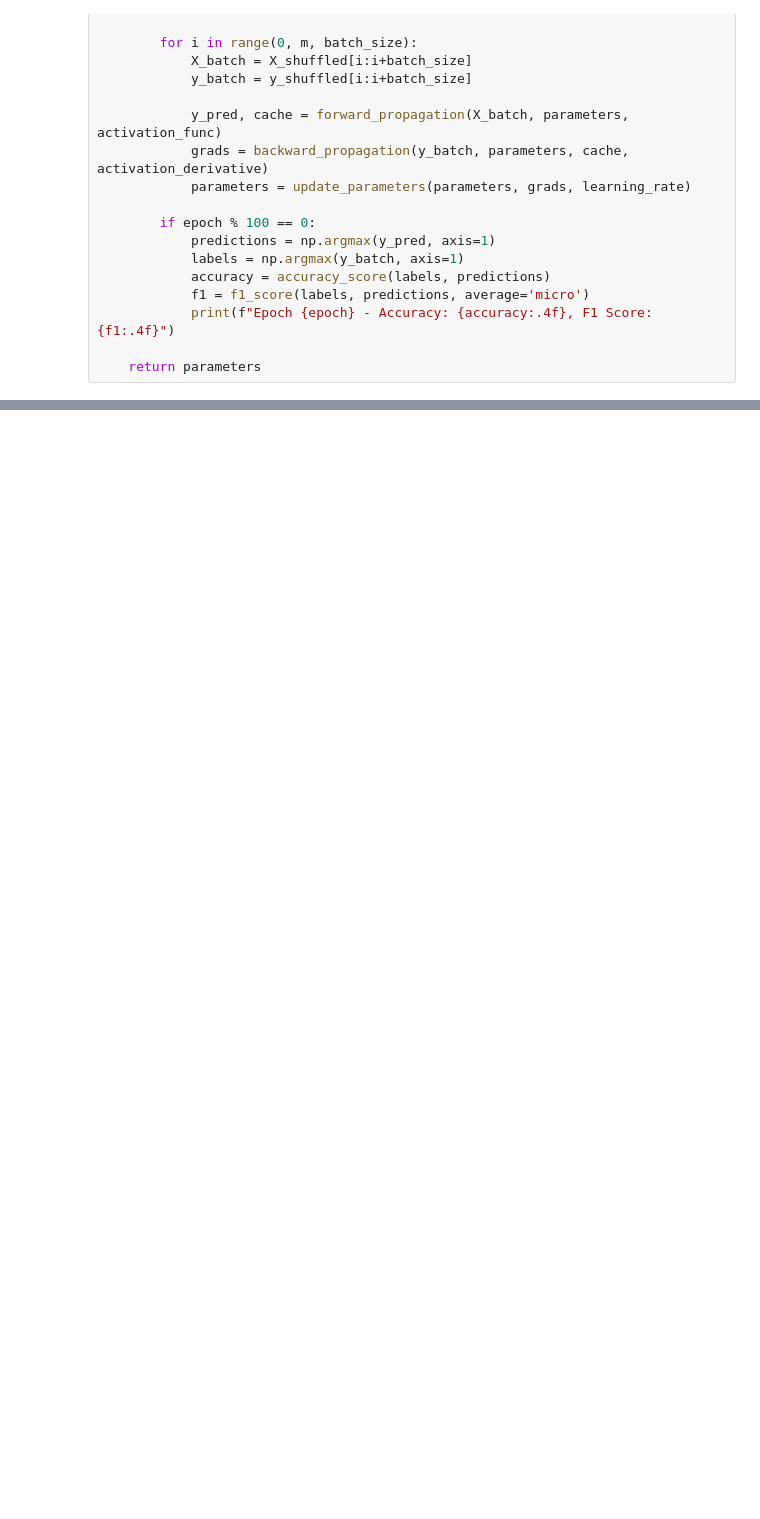
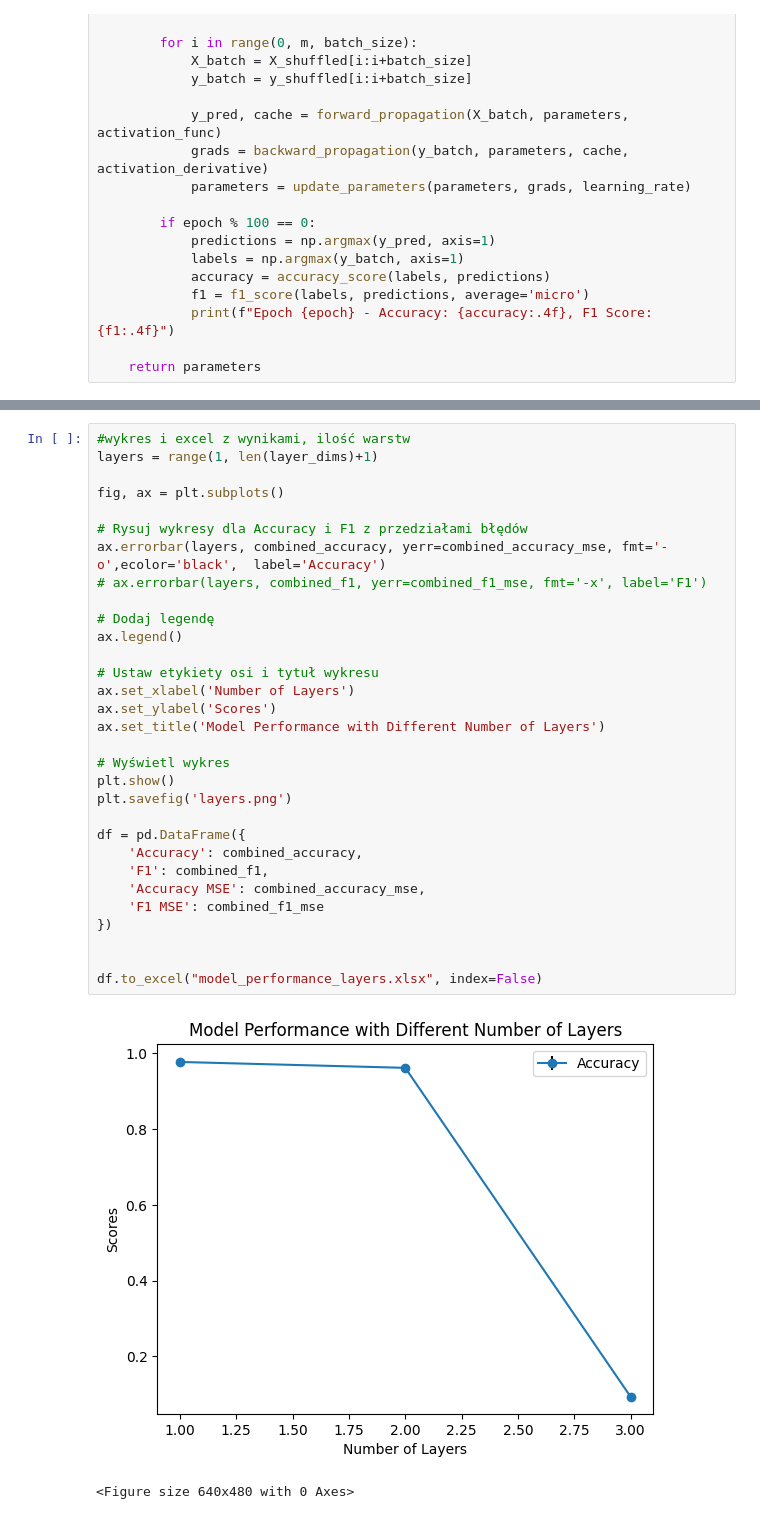
Before and after one commit to stusiojan/WSI_24L, a Jupyter notebook: Zadanie5/MLP.ipynb, the cells around one changed output, grey strips where cells are left out. Saved outputs shown, nothing was run; the diff lists cells and outputs as text; blank space fills up the shorter version.

```diff
--- a/Zadanie5/MLP.ipynb
+++ b/Zadanie5/MLP.ipynb
@@ -211,0 +283,34 @@ Test Accuracy: 0.1963, Test F1 Score: 0.1963
+# %%
+#wykres i excel z wynikami, ilość warstw
+layers = range(1, len(layer_dims)+1)
+
+fig, ax = plt.subplots()
+
+# Rysuj wykresy dla Accuracy i F1 z przedziałami błędów
+ax.errorbar(layers, combined_accuracy, yerr=combined_accuracy_mse, fmt='-o',ecolor='black',  label='Accuracy')
+# ax.errorbar(layers, combined_f1, yerr=combined_f1_mse, fmt='-x', label='F1')
+
+# Dodaj legendę
+ax.legend()
+
+# Ustaw etykiety osi i tytuł wykresu
+ax.set_xlabel('Number of Layers')
+ax.set_ylabel('Scores')
+ax.set_title('Model Performance with Different Number of Layers')
+
+# Wyświetl wykres
+plt.show()
+plt.savefig('layers.png')
+
+df = pd.DataFrame({
+    'Accuracy': combined_accuracy,
+    'F1': combined_f1,
+    'Accuracy MSE': combined_accuracy_mse,
+    'F1 MSE': combined_f1_mse
+})
+
+
+df.to_excel("model_performance_layers.xlsx", index=False)
+# %% [output]
+[figure, added]
+<Figure size 640x480 with 0 Axes>
```
Also changed, not shown: parts of 5 cells of this notebook, 1 other file.
